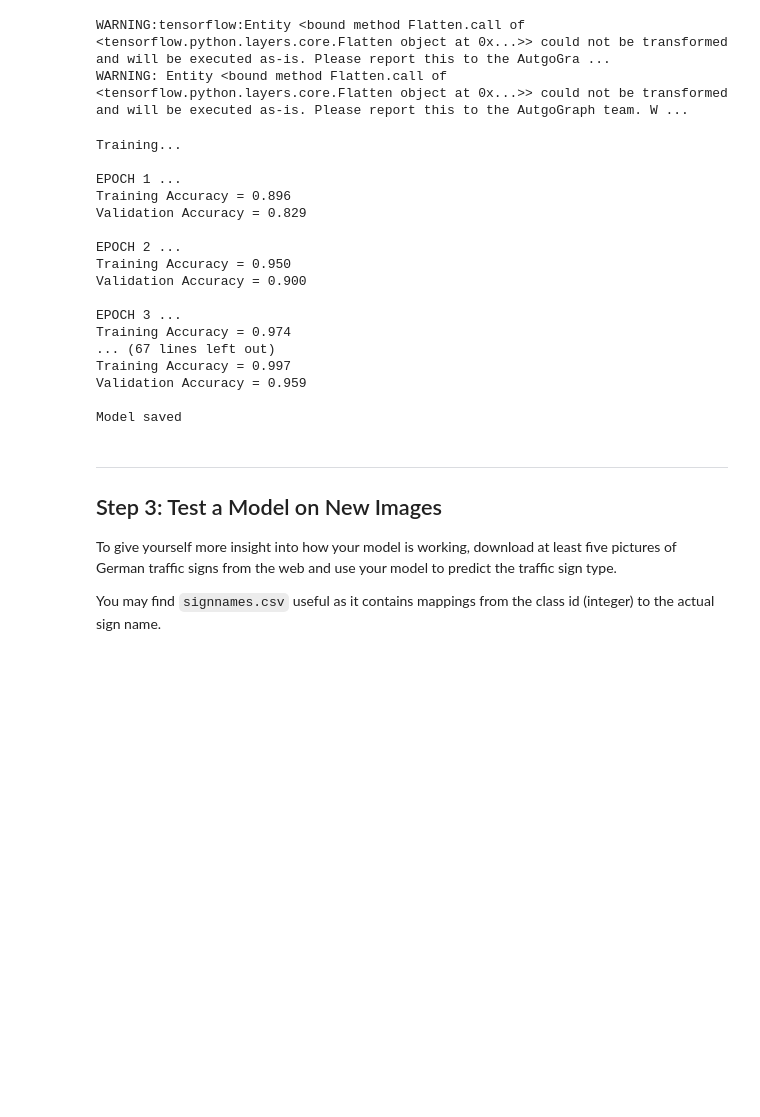
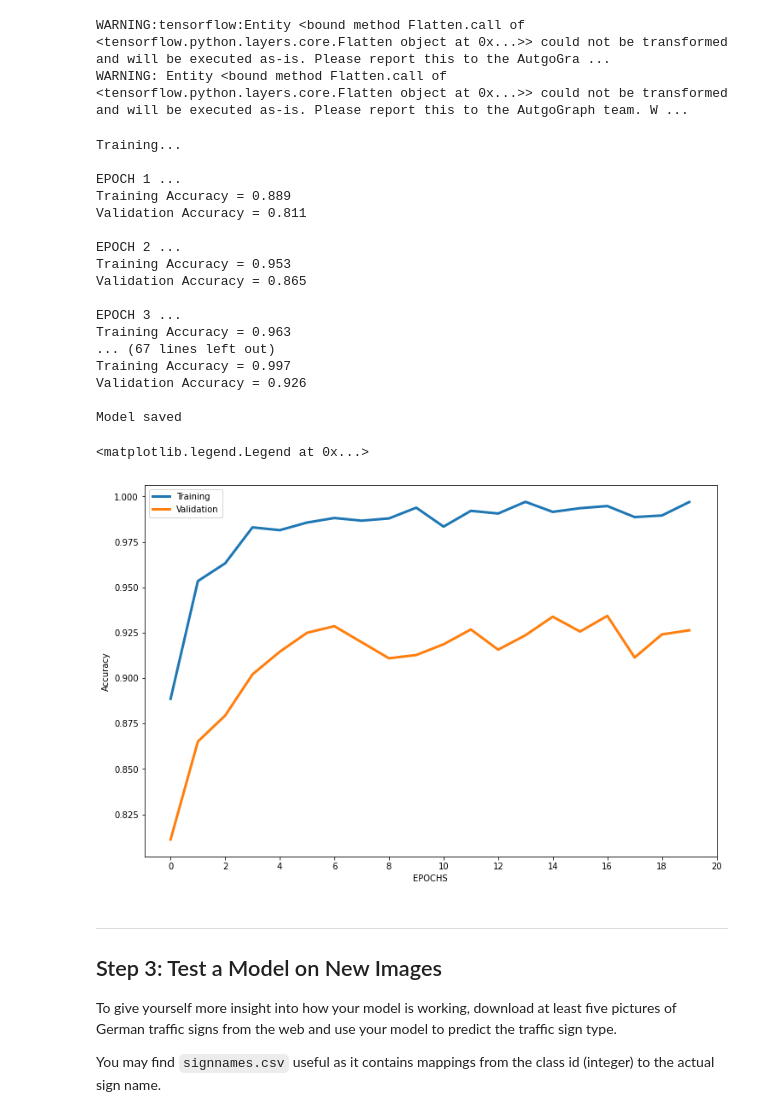
Before and after one commit to vktemel/trafficSignClassifier, a Jupyter notebook: Traffic_Sign_Classifier.ipynb, the cells around one changed output. Cells and saved outputs as stored; diff of their text form; code cells hidden in the pictures; blank space fills up the shorter version.

Commit message:
Added accuracy display function and initial results

```diff
--- a/Traffic_Sign_Classifier.ipynb
+++ b/Traffic_Sign_Classifier.ipynb
@@ -231,7 +231,7 @@ def modelTS(x):
         'wcl2' : tf.Variable(tf.truncated_normal([5, 5, 6, 16], mean = mu, stddev = sigma)),
         'wfc1' : tf.Variable(tf.truncated_normal([400, 120], mean = mu, stddev = sigma)),
         'wfc2' : tf.Variable(tf.truncated_normal([120, 84], mean = mu, stddev = sigma)),
-        'wfc3' : tf.Variable(tf.truncated_normal([120, 43], mean = mu, stddev = sigma))
+        'wfc3' : tf.Variable(tf.truncated_normal([84, 43], mean = mu, stddev = sigma))
     }
 
     # Biases
@@ -276,13 +276,13 @@ def modelTS(x):
     full_conn1 = tf.nn.dropout(full_conn1, rate = (1-keep_prob))
 
     # First Full Connected Layer (400 to 120)
-    #full_conn2 = tf.add(tf.matmul(full_conn1, weights['wfc2']), biases['bfc2'])
+    full_conn2 = tf.add(tf.matmul(full_conn1, weights['wfc2']), biases['bfc2'])
 
     # Activation
-    #full_conn2 = tf.nn.relu(full_conn2)
+    full_conn2 = tf.nn.relu(full_conn2)
 
     # First Full Connected Layer (400 to 120)
-    output_layer = tf.add(tf.matmul(full_conn1, weights['wfc3']), biases['bfc3'])
+    output_layer = tf.add(tf.matmul(full_conn2, weights['wfc3']), biases['bfc3'])
 
     return output_layer
 # %%
@@ -330,6 +330,9 @@ def evaluate(X_data, y_data):
 with tf.Session() as sess:
     sess.run(tf.global_variables_initializer())
     num_examples = len(X_train)
+
+    training_accuracy = []
+    validation_accuracy = []
 
     print("Training...")
     print()
@@ -338,13 +341,13 @@ with tf.Session() as sess:
         for offset in range(0, num_examples, BATCH_SIZE):
             end = offset + BATCH_SIZE
             batch_x, batch_y = X_train[offset:end], y_train[offset:end]
-            sess.run(training_operation, feed_dict={x: batch_x, y: batch_y, keep_prob: 0.5})
+            sess.run(training_operation, feed_dict={x: batch_x, y: batch_y, keep_prob: 1.0})
 
-        training_accuracy = evaluate(X_train, y_train)
-        validation_accuracy = evaluate(X_valid, y_valid)
+        training_accuracy.append(evaluate(X_train, y_train))
+        validation_accuracy.append(evaluate(X_valid, y_valid))
         print("EPOCH {} ...".format(i+1))
-        print("Training Accuracy = {:.3f}".format(training_accuracy))
-        print("Validation Accuracy = {:.3f}".format(validation_accuracy))
+        print("Training Accuracy = {:.3f}".format(training_accuracy[i]))
+        print("Validation Accuracy = {:.3f}".format(validation_accuracy[i]))
         print()
 
     saver.save(sess, './lenet')
@@ -353,20 +356,33 @@ with tf.Session() as sess:
 Training...
 
 EPOCH 1 ...
-Training Accuracy = 0.896
-Validation Accuracy = 0.829
+Training Accuracy = 0.889
+Validation Accuracy = 0.811
 
 EPOCH 2 ...
-Training Accuracy = 0.950
-Validation Accuracy = 0.900
+Training Accuracy = 0.953
+Validation Accuracy = 0.865
 
 EPOCH 3 ...
-Training Accuracy = 0.974
+Training Accuracy = 0.963
 ... (67 lines left out)
 Training Accuracy = 0.997
-Validation Accuracy = 0.959
+Validation Accuracy = 0.926
 
 Model saved
+# %%
+plt.figure(figsize=(12,8))
+plt.plot(training_accuracy, linewidth=3, label='Training')
+plt.plot(validation_accuracy, linewidth=3, label='Validation')
+plt.xticks(np.arange(0, 21, 2));
+plt.ylabel('Accuracy')
+plt.xlabel('EPOCHS')
+plt.title('')
+plt.legend()
+plt.savefig('')
+# %% [output]
+<matplotlib.legend.Legend at 0x...>
+[figure, added]
 # %% [markdown]
 ---
 
```
Also changed, not shown: 1 other file.
